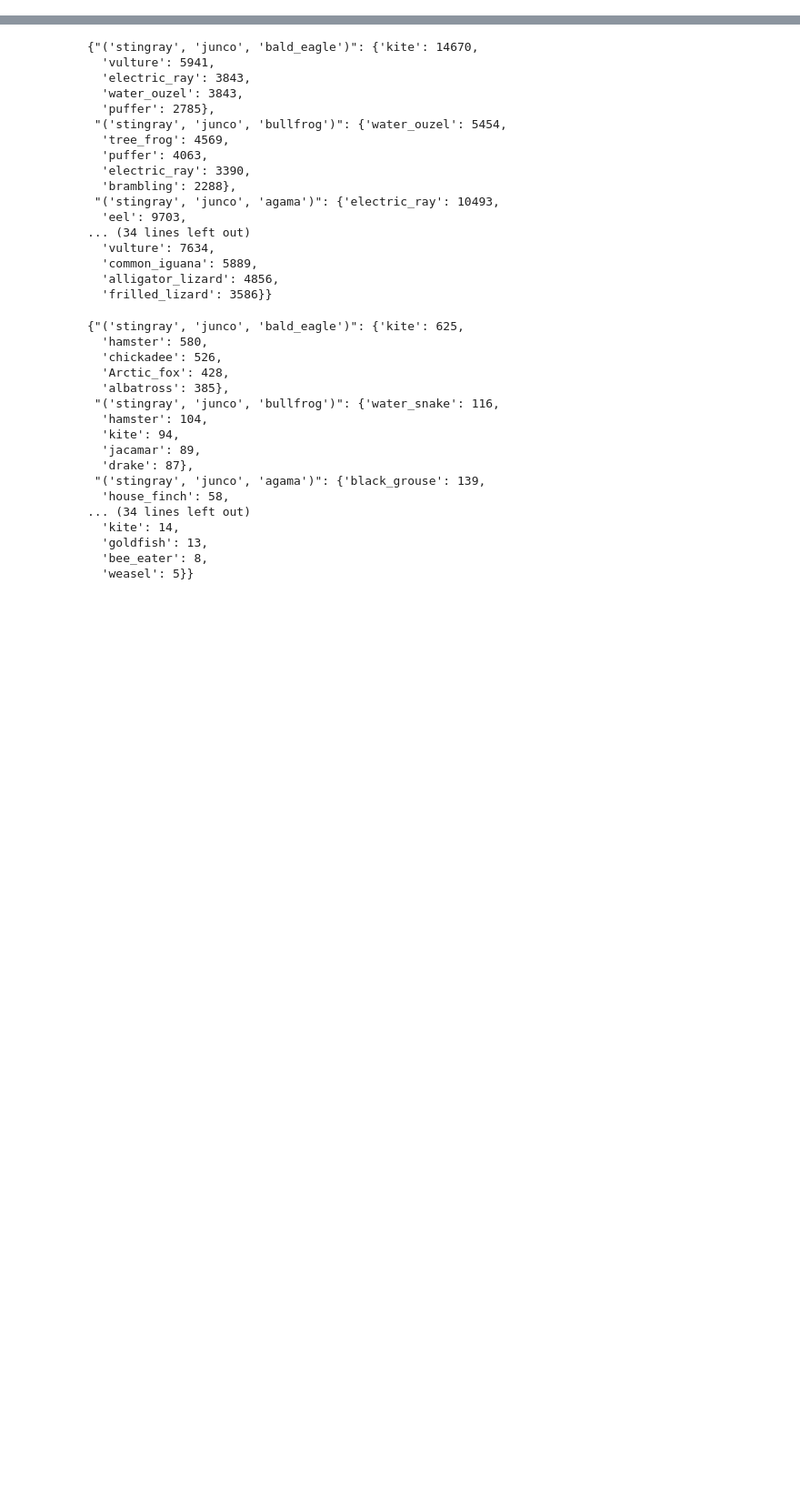
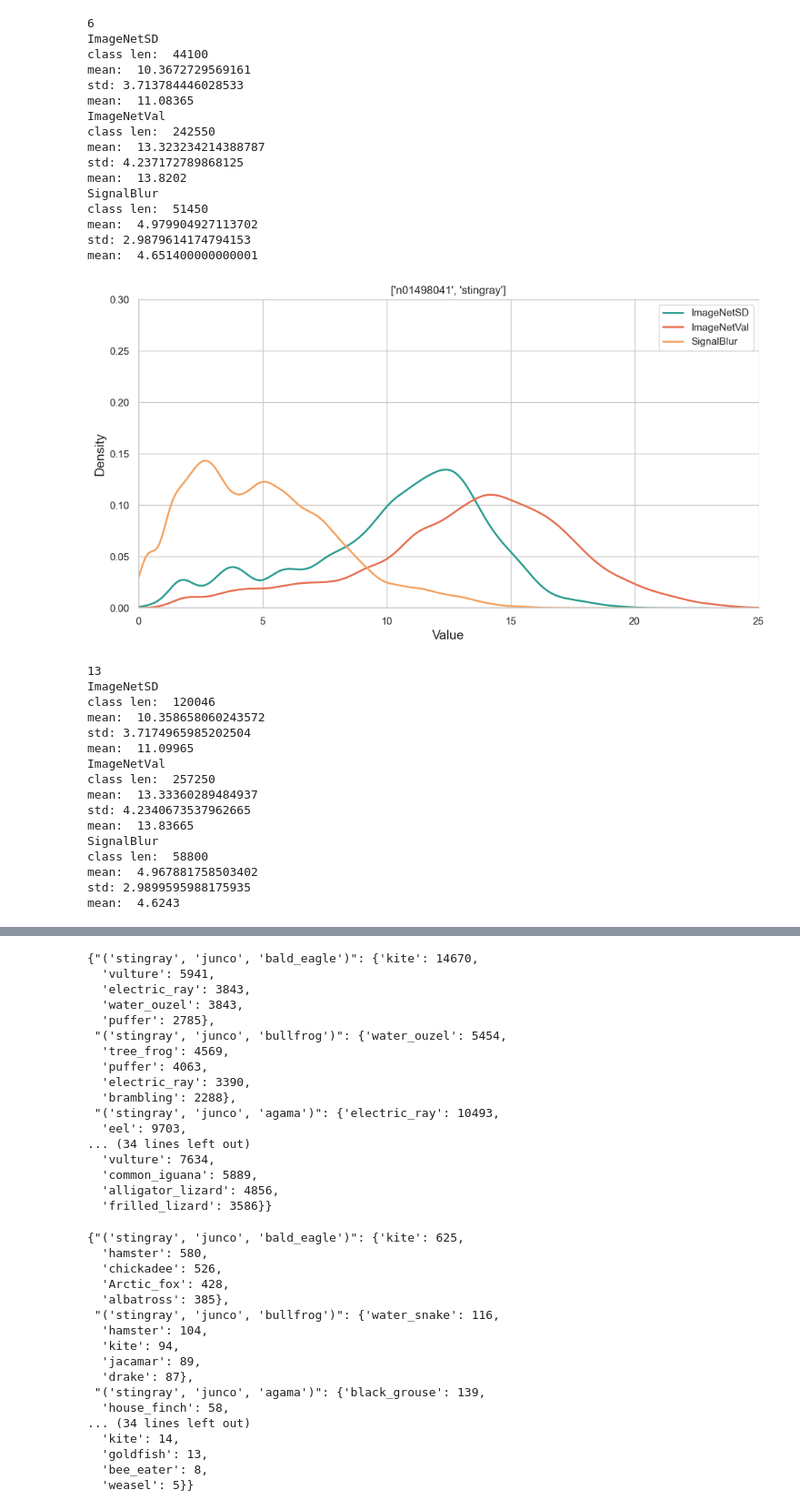
Before and after one commit to JuanmaPT/OODbench, a Jupyter notebook: AnalysisResults.ipynb, the cells around one changed output, grey strips where cells are left out. Shown at 91% size. Drawn from its saved outputs; the diff is of its cells as text; code cells hidden in the pictures; blank space fills up the shorter version.

```diff
--- a/AnalysisResults.ipynb
+++ b/AnalysisResults.ipynb
@@ -116,11 +116,0 @@ for model in models:
-# %%
-model = "ResNet18"
-root_margin = f"results/{model}/margin_values/"
-margins_csv_path = [os.path.join(root_margin, file) for file in os.listdir(root_margin)]
-experiments= [line.split(".csv")[0].split("margin_values/")[1] for line in margins_csv_path]
-margin_dfs = [pd.read_csv(csv, names=['Class', 'Margin']) for csv in margins_csv_path]
-
-all_class = [ 6, 13, 22, 30, 42]
-for class_label in all_class:
-    compute_pmf_classes(margin_dfs, 100, class_label, experiments)
-    compute_pmf_classes(margin_dfs, 100, class_label, experiments, 10000)
@@ -177,10 +116,0 @@ class len:  58784
-# %%
-model = "ViT"
-root_margin = f"results/{model}/margin_values/"
-margins_csv_path = [os.path.join(root_margin, file) for file in os.listdir(root_margin)]
-experiments= [line.split(".csv")[0].split("margin_values/")[1] for line in margins_csv_path]
-margin_dfs = [pd.read_csv(csv, names=['Class', 'Margin']) for csv in margins_csv_path]
-
-all_class = [ 6, 13, 22, 30, 42]
-for class_label in all_class:
-    compute_pmf_classes(margin_dfs, 100, class_label, experiments)
@@ -229,0 +224,41 @@ class len:  0
+# %%
+### Margins ResNet: ANALISIS CLASES
+experiments_names =  ['ImageNetA', 'ImageNetSD', 'ImageNetVal','SignalBlur']
+all_class = [ 6, 13, 22, 30, 42]
+for class_label in all_class:
+    #compute_pmf_classes(margin_df_ResNet_list, 100, class_label, experiments_names)
+    compute_pmf_classes(margin_df_ResNet_list, 100, class_label, experiments_names)
+# %% [output]
+6
+ImageNetSD
+class len:  44100
+mean:  10.3672729569161
+std: 3.713784446028533
+mean:  11.08365
+ImageNetVal
+class len:  242550
+mean:  13.323234214388787
+std: 4.237172789868125
+mean:  13.8202
+SignalBlur
+class len:  51450
+mean:  4.979904927113702
+std: 2.9879614174794153
+mean:  4.651400000000001
+[figure, added]
+13
+ImageNetSD
+class len:  120046
+mean:  10.358658060243572
+std: 3.7174965985202504
+mean:  11.09965
+ImageNetVal
+class len:  257250
+mean:  13.33360289484937
+std: 4.2340673537962665
+mean:  13.83665
+SignalBlur
+class len:  58800
+mean:  4.967881758503402
+std: 2.9899595988175935
+mean:  4.6243
```
Also changed, not shown: parts of 18 cells of this notebook.
